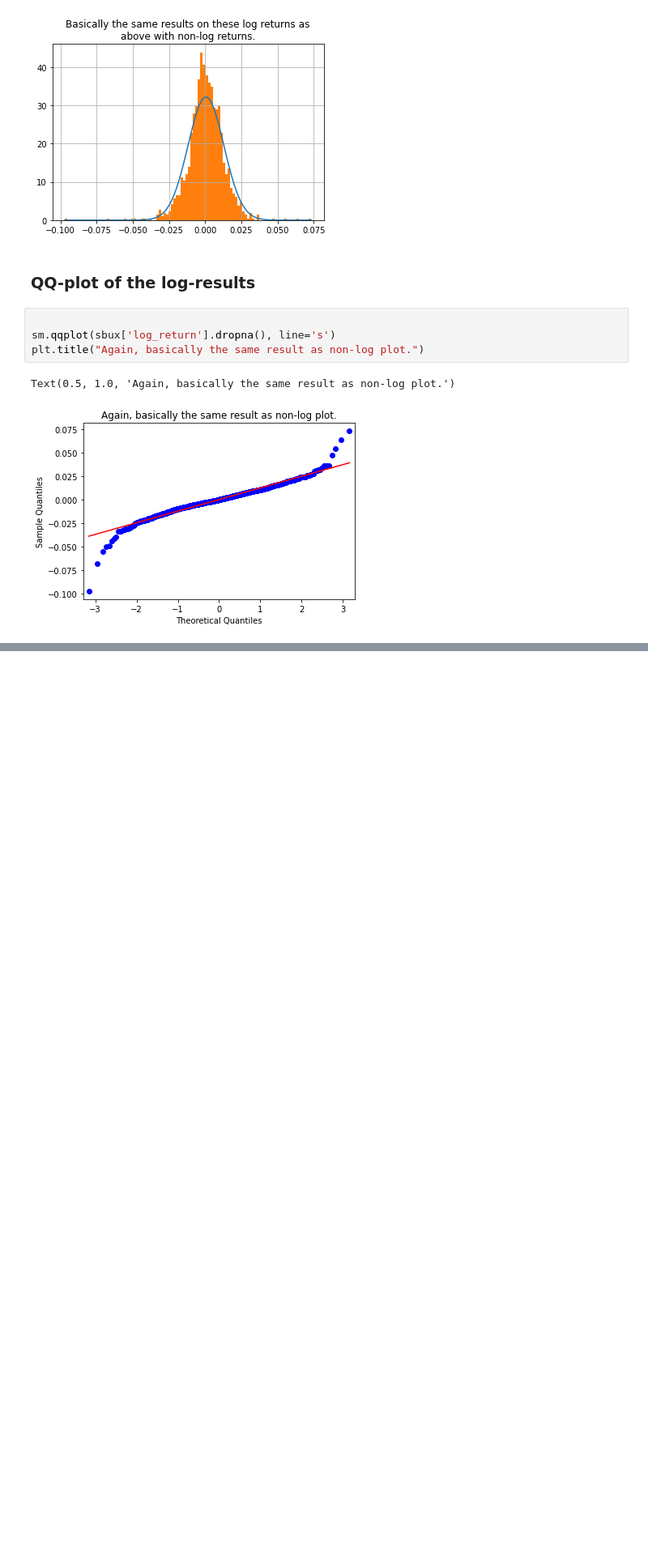
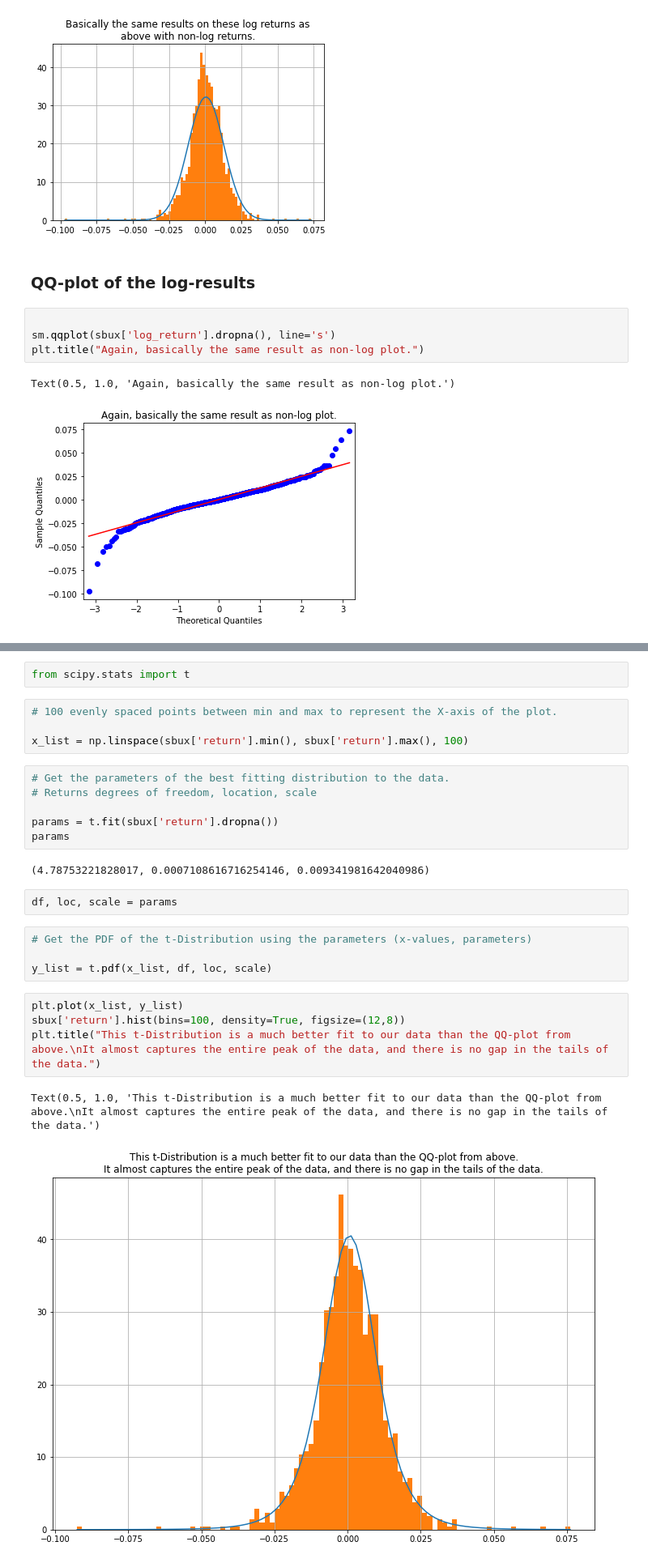
Before and after one commit to StevenSigil/Financial-Engineering-and-AI-with-Python-Project, a Jupyter notebook: my_files/03-financial_data_statistics.ipynb, the cells around one changed output, grey strips where cells are left out. Shown at 81% size. Cells and saved outputs as stored; diff of their text form; blank space fills up the shorter version.

Commit message:
Finished t-Distribution, skweness/kurtosis, confidence intervals, and testing all of those.

```diff
--- a/my_files/03-financial_data_statistics.ipynb
+++ b/my_files/03-financial_data_statistics.ipynb
@@ -178,0 +197,27 @@ Text(0.5, 1.0, 'Again, basically the same result as non-log plot.')
+# %%
+from scipy.stats import t
+# %%
+# 100 evenly spaced points between min and max to represent the X-axis of the plot.
+
+x_list = np.linspace(sbux['return'].min(), sbux['return'].max(), 100)
+# %%
+# Get the parameters of the best fitting distribution to the data.
+# Returns degrees of freedom, location, scale
+
+params = t.fit(sbux['return'].dropna())
+params
+# %% [output]
+(4.78753221828017, 0.0007108616716254146, 0.009341981642040986)
+# %%
+df, loc, scale = params
+# %%
+# Get the PDF of the t-Distribution using the parameters (x-values, parameters)
+
+y_list = t.pdf(x_list, df, loc, scale)
+# %%
+plt.plot(x_list, y_list)
+sbux['return'].hist(bins=100, density=True, figsize=(12,8))
+plt.title("This t-Distribution is a much better fit to our data than the QQ-plot from above.\nIt almost captures the entire peak of the data, and there is no gap in the tails of the data.")
+# %% [output]
+Text(0.5, 1.0, 'This t-Distribution is a much better fit to our data than the QQ-plot from above.\nIt almost captures the entire peak of the data, and there is no gap in the tails of the data.')
+[figure, added]
```
Also changed, not shown: parts of 59 cells of this notebook.
